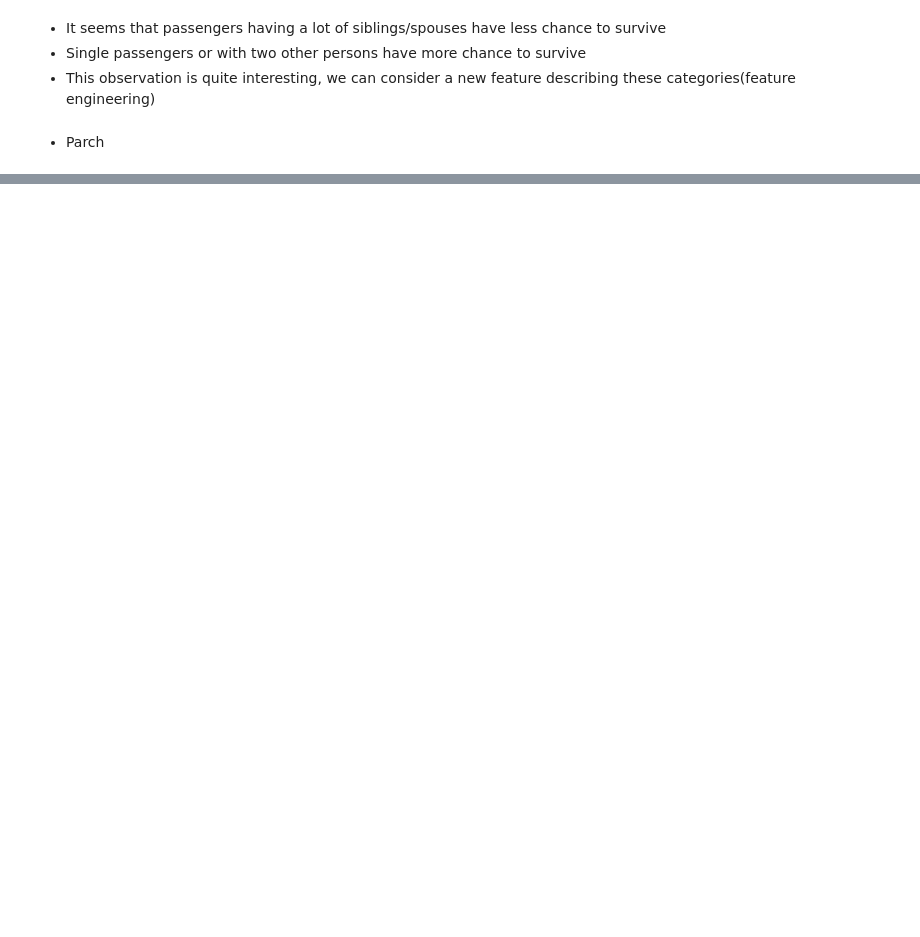
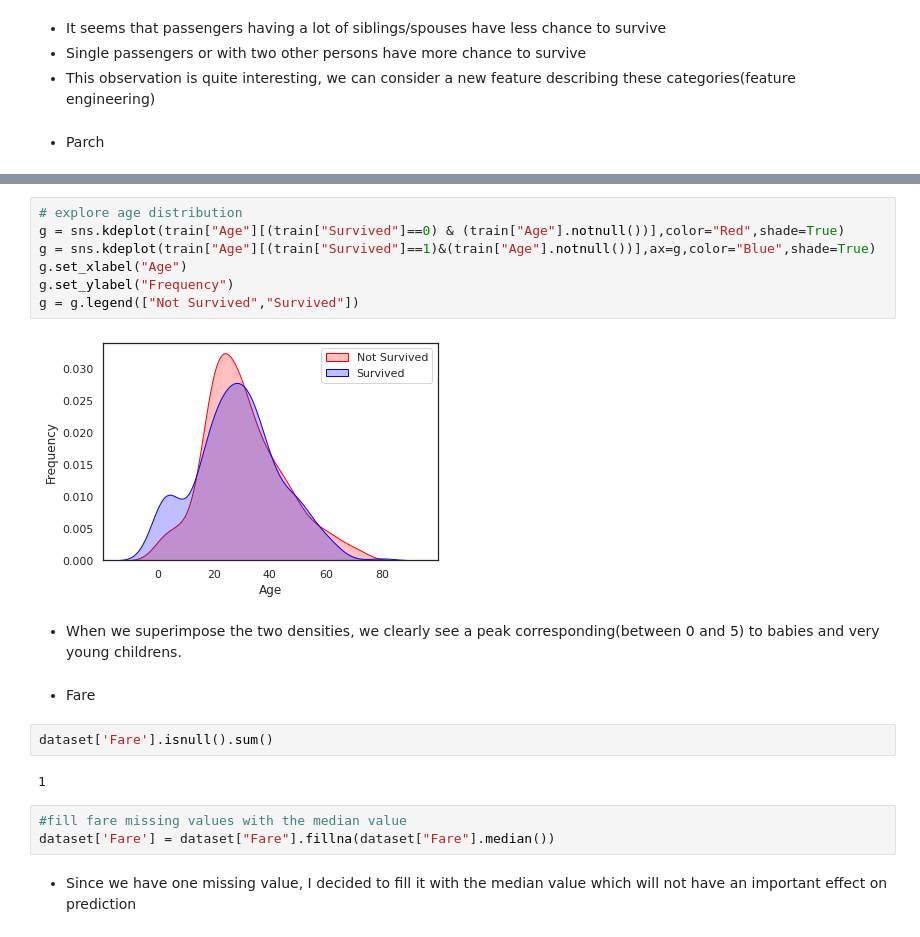
Before and after one commit to syi07030/NLP_study, a Jupyter notebook: Kaggle_BinaryClassification_TabularData/1.Titanic/Titanic_top4%_with_ensemble_modeling/Titanic_Top_4_with_ensemble_modeling.ipynb, the cells around one changed output, grey strips where cells are left out. Cells and saved outputs as stored; diff of their text form; blank space fills up the shorter version.

Commit message:
feat: 1st level.Titanic (2) Top 4% with ensemble modeling ~3.1 Fare -ing

```diff
--- a/Kaggle_BinaryClassification_TabularData/1.Titanic/Titanic_top4%_with_ensemble_modeling/Titanic_Top_4_with_ensemble_modeling.ipynb
+++ b/Kaggle_BinaryClassification_TabularData/1.Titanic/Titanic_top4%_with_ensemble_modeling/Titanic_Top_4_with_ensemble_modeling.ipynb
@@ -253,0 +278,22 @@ g = g.set_ylabels("survival probability")
+# %%
+# explore age distribution
+g = sns.kdeplot(train["Age"][(train["Survived"]==0) & (train["Age"].notnull())],color="Red",shade=True)
+g = sns.kdeplot(train["Age"][(train["Survived"]==1)&(train["Age"].notnull())],ax=g,color="Blue",shade=True)
+g.set_xlabel("Age")
+g.set_ylabel("Frequency")
+g = g.legend(["Not Survived","Survived"])
+# %% [output]
+[figure, added]
+# %% [markdown]
+- When we superimpose the two densities, we clearly see a peak corresponding(between 0 and 5) to babies and very young childrens.
+# %% [markdown]
+- Fare
+# %%
+dataset['Fare'].isnull().sum()
+# %% [output]
+1
+# %%
+#fill fare missing values with the median value
+dataset['Fare'] = dataset["Fare"].fillna(dataset["Fare"].median())
+# %% [markdown]
+- Since we have one missing value, I decided to fill it with the median value which will not have an important effect on prediction
```
Also changed, not shown: parts of 7 cells of this notebook.
